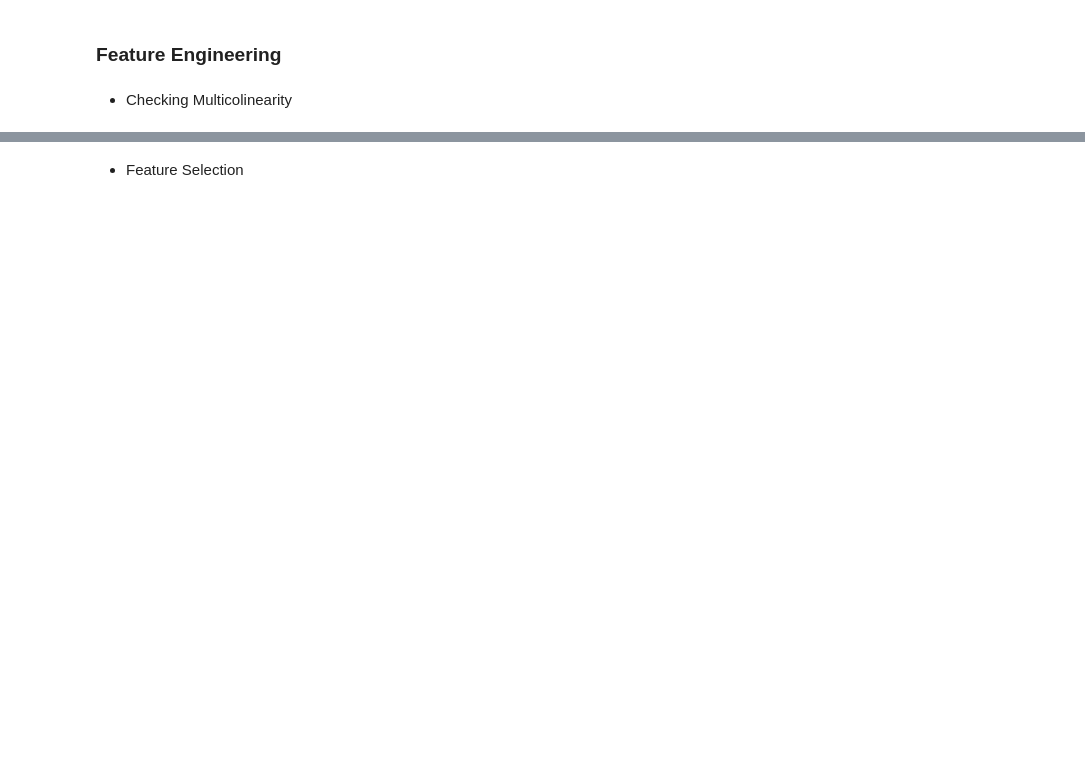
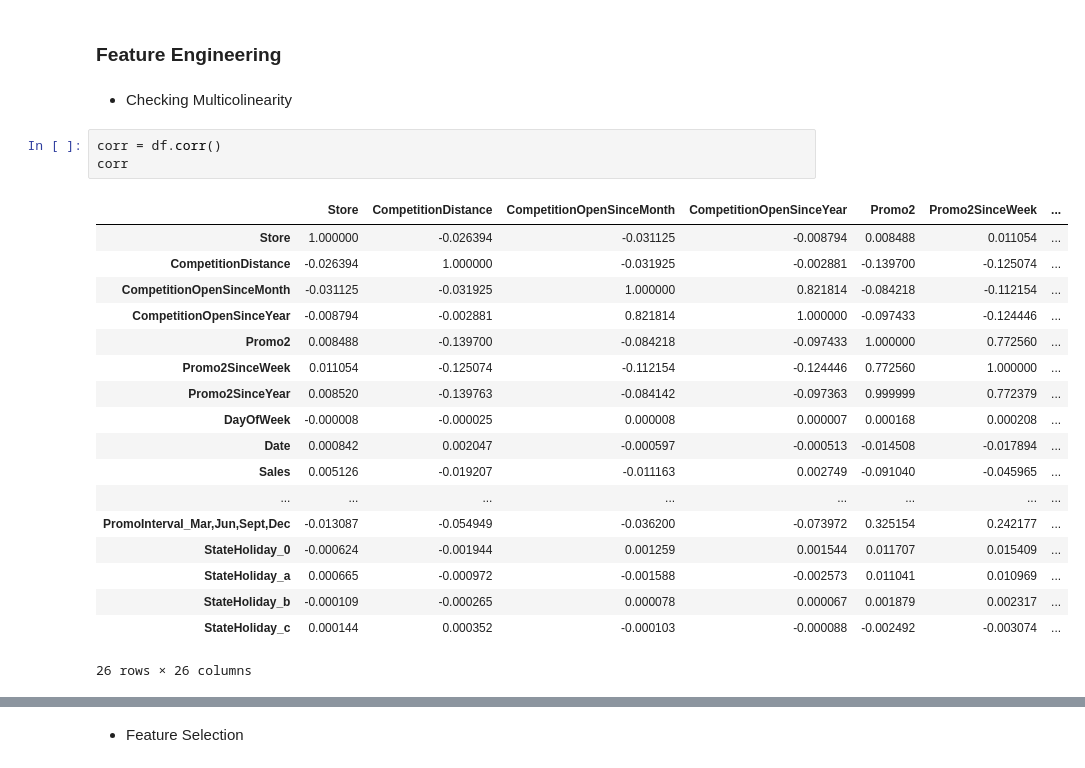
Before and after one commit to piyushsinghoffice/UoM-Data-Env, a Jupyter notebook: Assignment 2/main.ipynb, the cells around one changed output, grey strips where cells are left out. Saved outputs shown, nothing was run; the diff lists cells and outputs as text; blank space fills up the shorter version.

```diff
--- a/Assignment 2/main.ipynb
+++ b/Assignment 2/main.ipynb
@@ -272,3 +403,25 @@ dtype: int64
 ### Feature Engineering
 # %% [markdown]
 - Checking Multicolinearity
+# %%
+corr = df.corr()
+corr
+# %% [output]
+|  | Store | CompetitionDistance | CompetitionOpenSinceMonth | CompetitionOpenSinceYear | Promo2 | Promo2SinceWeek | ... |
+| Store | 1.000000 | -0.026394 | -0.031125 | -0.008794 | 0.008488 | 0.011054 | ... |
+| CompetitionDistance | -0.026394 | 1.000000 | -0.031925 | -0.002881 | -0.139700 | -0.125074 | ... |
+| CompetitionOpenSinceMonth | -0.031125 | -0.031925 | 1.000000 | 0.821814 | -0.084218 | -0.112154 | ... |
+| CompetitionOpenSinceYear | -0.008794 | -0.002881 | 0.821814 | 1.000000 | -0.097433 | -0.124446 | ... |
+| Promo2 | 0.008488 | -0.139700 | -0.084218 | -0.097433 | 1.000000 | 0.772560 | ... |
+| Promo2SinceWeek | 0.011054 | -0.125074 | -0.112154 | -0.124446 | 0.772560 | 1.000000 | ... |
+| Promo2SinceYear | 0.008520 | -0.139763 | -0.084142 | -0.097363 | 0.999999 | 0.772379 | ... |
+| DayOfWeek | -0.000008 | -0.000025 | 0.000008 | 0.000007 | 0.000168 | 0.000208 | ... |
+| Date | 0.000842 | 0.002047 | -0.000597 | -0.000513 | -0.014508 | -0.017894 | ... |
+| Sales | 0.005126 | -0.019207 | -0.011163 | 0.002749 | -0.091040 | -0.045965 | ... |
+| ... | ... | ... | ... | ... | ... | ... | ... |
+| PromoInterval_Mar,Jun,Sept,Dec | -0.013087 | -0.054949 | -0.036200 | -0.073972 | 0.325154 | 0.242177 | ... |
+| StateHoliday_0 | -0.000624 | -0.001944 | 0.001259 | 0.001544 | 0.011707 | 0.015409 | ... |
+| StateHoliday_a | 0.000665 | -0.000972 | -0.001588 | -0.002573 | 0.011041 | 0.010969 | ... |
+| StateHoliday_b | -0.000109 | -0.000265 | 0.000078 | 0.000067 | 0.001879 | 0.002317 | ... |
+| StateHoliday_c | 0.000144 | 0.000352 | -0.000103 | -0.000088 | -0.002492 | -0.003074 | ... |
+26 rows × 26 columns
```
Also changed, not shown: parts of 34 cells of this notebook.
